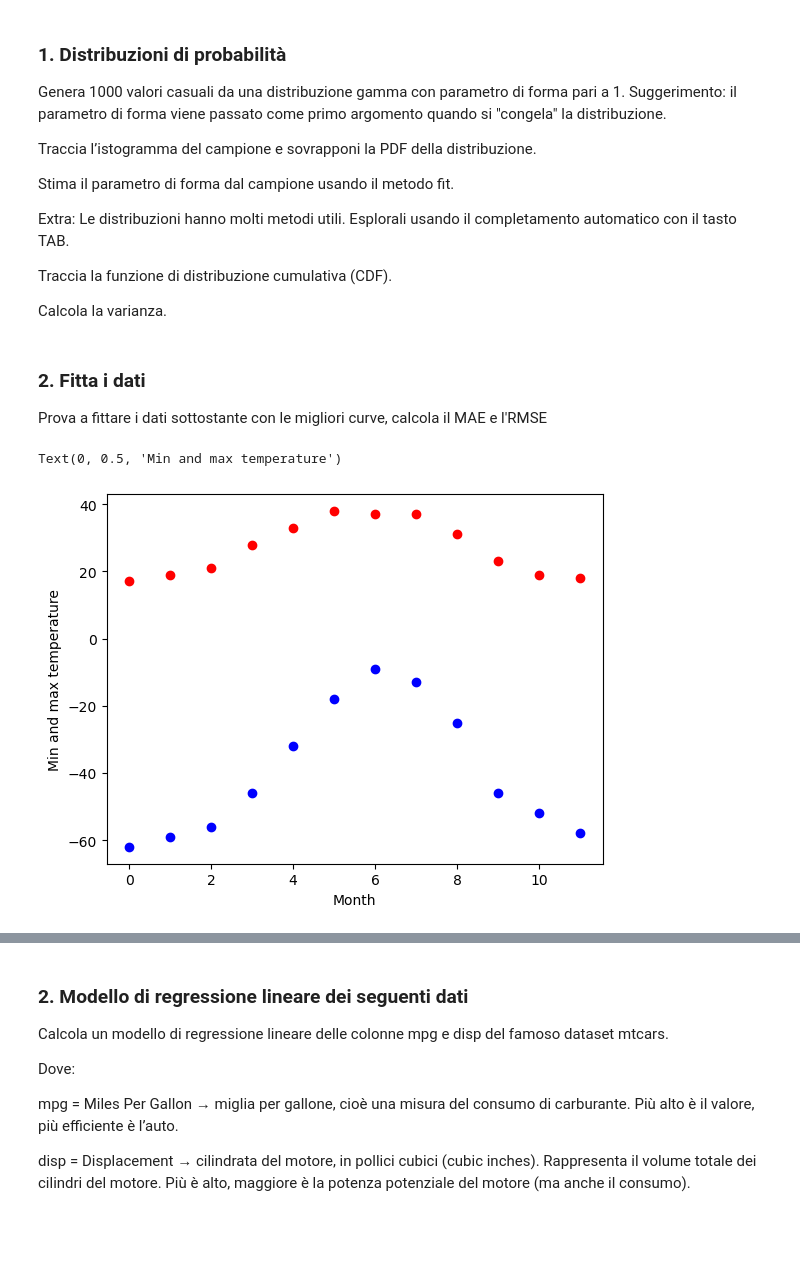
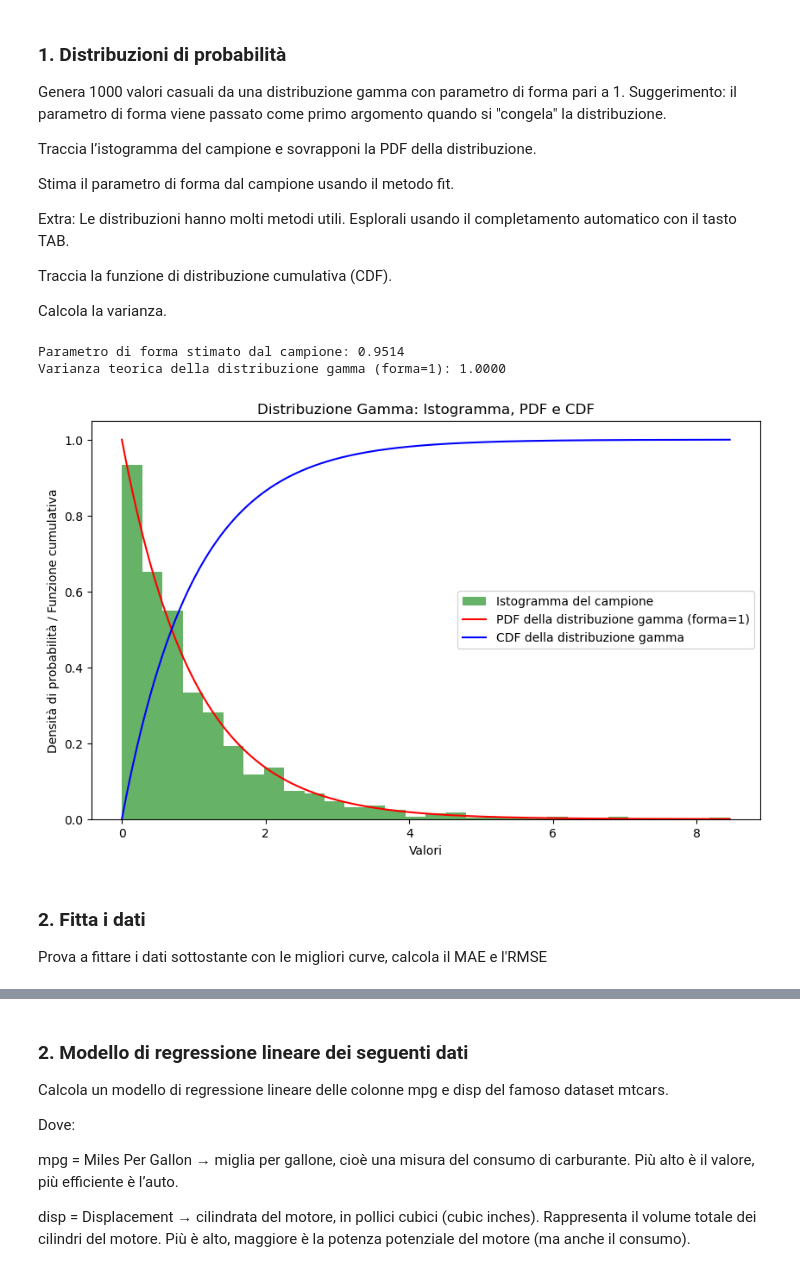
Before and after one commit to sebastiancarbone/ProgrammingLab2, a Jupyter notebook: 6_Esericzi_lez6.ipynb, the cells around one changed output, grey strips where cells are left out. Drawn from its saved outputs; the diff is of its cells as text; code cells hidden in the pictures; blank space fills up the shorter version.

```diff
--- a/6_Esericzi_lez6.ipynb
+++ b/6_Esericzi_lez6.ipynb
@@ -13,19 +13,51 @@ Le distribuzioni hanno molti metodi utili. Esplorali usando il completamento aut
 Traccia la funzione di distribuzione cumulativa (CDF).
 
 Calcola la varianza.
+# %%
+import numpy as np
+import matplotlib.pyplot as plt
+from scipy.stats import gamma
+
+# Genera 1000 valori casuali da una distribuzione gamma con parametro di forma = 1
+shape = 1 # stiamo generando numeri casuali da una distribuzione con un parametro di forma pari a 1.
+sample = gamma.rvs(shape, size=1000)  #rvs genera numeri casuali da una distribuzione specifica (in questo caso una distribuzione Gamma).
+
+# Traccia l'istogramma del campione
+plt.figure(figsize=(10, 6))
+plt.hist(sample, bins=30, density=True, alpha=0.6, color='g', label='Istogramma del campione') #con bins  dividiamo l'asse orizzontale in 30 intervalli per raggruppare i dati
+#density normalizza l'istogramma(area=1)
+#alpha=trasparenza, colour=colore,label=etichetta
+
+# Sovrapponi la PDF della distribuzione gamma
+x = np.linspace(0, np.max(sample), 1000) #array di 1000 val tra 0 e il val max
+pdf = gamma.pdf(x, shape) #calcolo la funzione di densità di probabilità della distribuzione Gamma per ogni valore di x
+plt.plot(x, pdf, 'r-', label='PDF della distribuzione gamma (forma=1)') #traccio la funzione sul grafico
+
+# Stima il parametro di forma dal campione usando il metodo fit
+params = gamma.fit(sample, floc=0)  # 'floc=0' fissa la posizione del parametro di localizzazione a 0
+estimated_shape = params[0] #Estraiamo il parametro di forma (shape) dal risultato restituito da fit()
+
+# Mostra la stima del parametro di forma
+print(f"Parametro di forma stimato dal campione: {estimated_shape:.4f}")
+
+# Traccia la CDF
+cdf = gamma.cdf(x, shape)
+plt.plot(x, cdf, 'b-', label='CDF della distribuzione gamma')
+
+# Calcola la varianza
+variance = gamma.var(shape)
+print(f"Varianza teorica della distribuzione gamma (forma=1): {variance:.4f}")
+
+# Mostra il grafico
+plt.legend(loc='best')
+plt.title('Distribuzione Gamma: Istogramma, PDF e CDF')
+plt.xlabel('Valori')
+plt.ylabel('Densità di probabilità / Funzione cumulativa')
+plt.show()
+# %% [output]
+Parametro di forma stimato dal campione: 0.9514
+Varianza teorica della distribuzione gamma (forma=1): 1.0000
+[figure, added]
 # %% [markdown]
 ### **2. Fitta i dati**
 Prova a fittare i dati sottostante con le migliori curve, calcola il MAE e l'RMSE
-# %%
-import numpy as np
-temp_max = np.array([17, 19, 21, 28, 33, 38, 37, 37, 31, 23, 19, 18])
-temp_min = np.array([-62, -59, -56, -46, -32, -18, -9, -13, -25, -46, -52, -58])
-import matplotlib.pyplot as plt
-months = np.arange(12)
-plt.plot(months, temp_max, "ro")
-plt.plot(months, temp_min, "bo")
-plt.xlabel("Month")
-plt.ylabel("Min and max temperature")
-# %% [output]
-Text(0, 0.5, 'Min and max temperature')
-[figure, removed]
```
Also changed, not shown: parts of 3 cells of this notebook, 10 other files.
